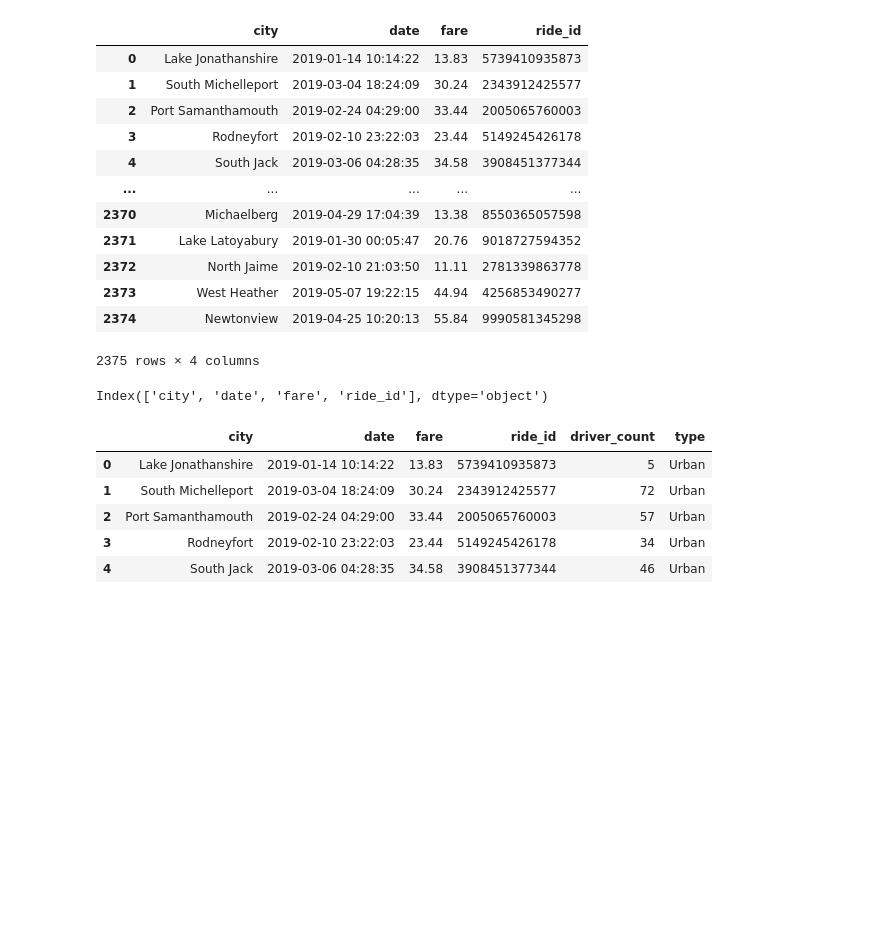
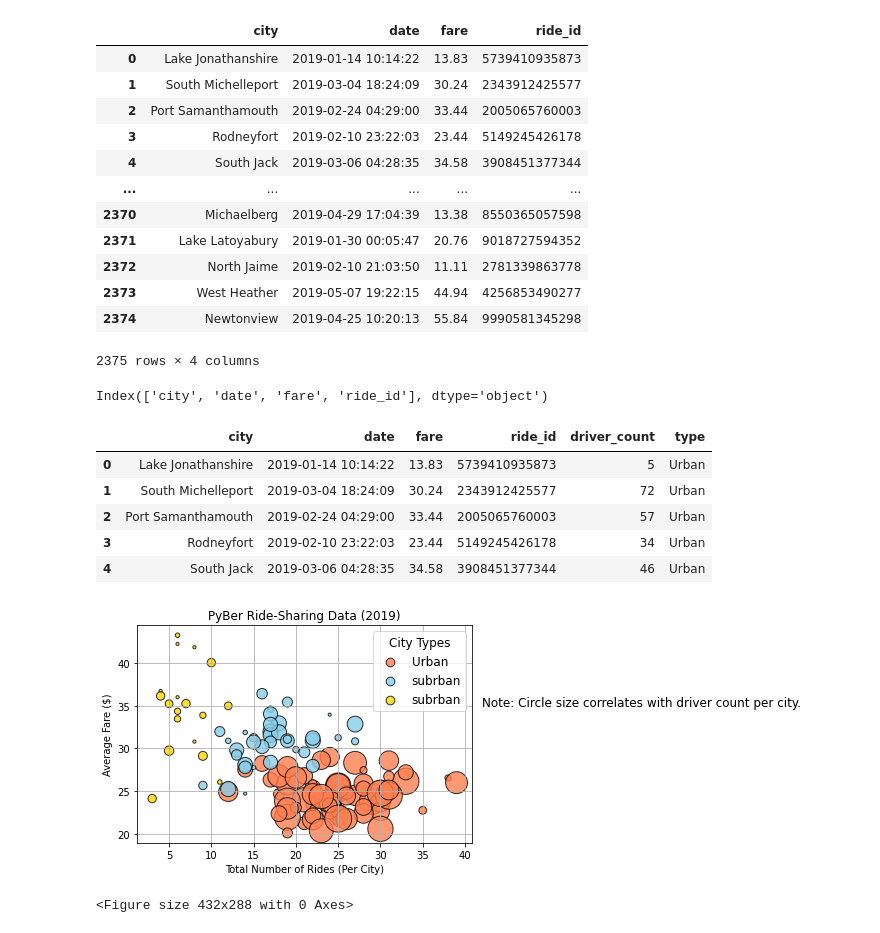
Before and after one commit to shantaljambotkar/PyBer_Analysis, a Jupyter notebook: Pyber.ipynb, the cells around one changed output. Drawn from its saved outputs; the diff is of its cells as text; code cells hidden in the pictures; blank space fills up the shorter version.

Commit message:
commit after scatter plot

```diff
--- a/Pyber.ipynb
+++ b/Pyber.ipynb
@@ -106,3 +103,81 @@ pyber_data_df.head()
+# %%
+# Create a bubble chart that showcases the average fare versus the total number of rides with bubble size
+# based on the total number of drivers for each city type, including urban, suburban, and rural.
+
+# create the urban city dataframe
+urban_cities_df =  pyber_data_df[pyber_data_df["type"] == "Urban"]
+suburban_cities_df =  pyber_data_df[pyber_data_df["type"] == "Suburban"]
+rural_cities_df =  pyber_data_df[pyber_data_df["type"] == "Rural"]
+
+#count per city per for a given type - this made the xaxis
+urban_ride_count = urban_cities_df.groupby(["city"]).count()["ride_id"]
+suburban_ride_count = suburban_cities_df.groupby(["city"]).count()["ride_id"]
+rural_ride_count = rural_cities_df.groupby(["city"]).count()["ride_id"]
+
+# Get the average number of drivers for each urban city.
+urban_driver_count = urban_cities_df.groupby(["city"]).mean()["driver_count"]
+suburban_driver_count = suburban_cities_df.groupby(["city"]).mean()["driver_count"]
+rural_driver_count = rural_cities_df.groupby(["city"]).mean()["driver_count"]
+
+#Get average fare for each citytype
+urban_avg_fare = urban_cities_df.groupby(["city"]).mean()["fare"]
+suburban_avg_fare = suburban_cities_df.groupby(["city"]).mean()["fare"]
+rural_avg_fare = rural_cities_df.groupby(["city"]).mean()["fare"]
+
+plt.scatter(urban_ride_count,
+            urban_avg_fare,
+            s=10 *urban_driver_count,
+            c="coral",
+            edgecolor="black",
+            linewidths=1,
+            alpha=0.8,
+            label="Urban")
+
+
+
+plt.scatter(suburban_ride_count,
+            suburban_avg_fare,
+            s=10 *suburban_driver_count,
+            c="skyblue",
+            edgecolor="black",
+            linewidths=1,
+            alpha=0.8,
+            label="subrban")
+
+
+
+plt.scatter(rural_ride_count,
+            rural_avg_fare,
+            s=10 *rural_driver_count,
+            c="gold",
+            edgecolor="black",
+            linewidths=1,
+            alpha=0.8,
+            label="subrban")
+plt.title("PyBer Ride-Sharing Data (2019)")
+plt.ylabel("Average Fare ($)")
+plt.xlabel("Total Number of Rides (Per City)")
+plt.grid(True)
+# Add the legend.
+# Create a legend
+
+
+#in place of plt.legend()
+lgnd = plt.legend(fontsize="12", mode="Expanded",
+         scatterpoints=1, loc="best", title="City Types")
+lgnd.legendHandles[0]._sizes = [75]
+lgnd.legendHandles[1]._sizes = [75]
+lgnd.legendHandles[2]._sizes = [75]
+lgnd.get_title().set_fontsize(12)
+# Incorporate a text label about circle size.
+plt.text(42, 35, "Note: Circle size correlates with driver count per city.", fontsize="12")
+plt.show()
+
+# Save the figure.
+plt.savefig("Analysis/Fig1.png")
+# %% [output]
+[figure, added]
+<Figure size 432x288 with 0 Axes>
 # %%
 # Determine the mean, median, and mode for the following:
 # The total number of rides for each city type.
```
Also changed, not shown: parts of 1 cell of this notebook, 1 other file.
